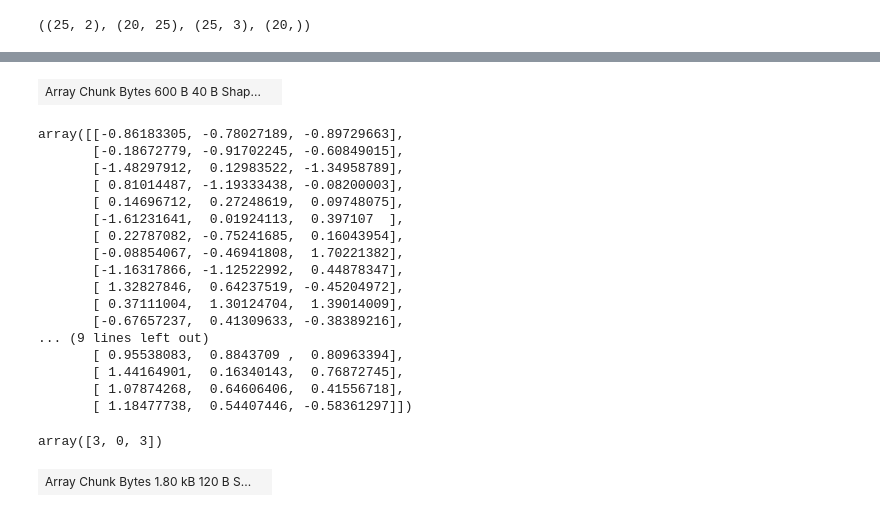
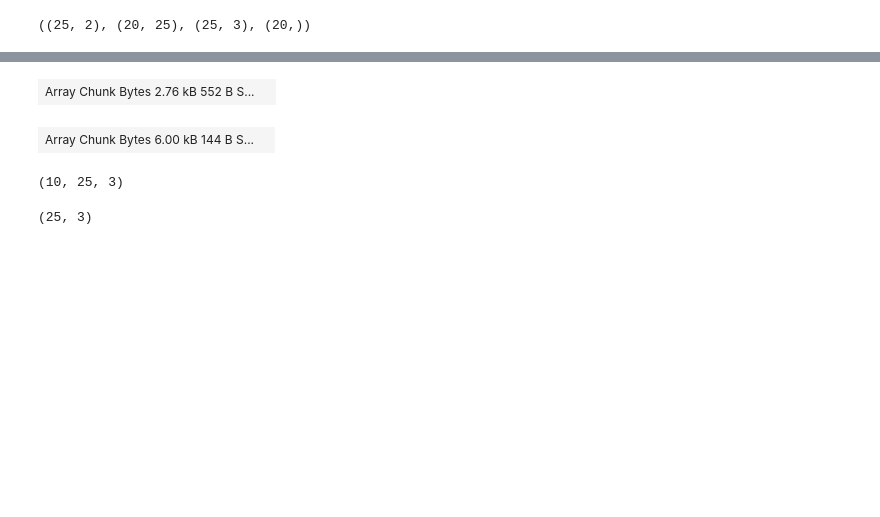
Before and after one commit to eric-czech/sgkit-dev, a Jupyter notebook: method/regenie/proto_imp.ipynb, the cells around one changed output, grey strips where cells are left out. Cells and saved outputs as stored; diff of their text form; code cells hidden in the pictures; blank space fills up the shorter version.

```diff
--- a/method/regenie/proto_imp.ipynb
+++ b/method/regenie/proto_imp.ipynb
@@ -285,8 +263,8 @@ X = np.random.normal(size=(n, c))
 BX = np.random.normal(size=(X.shape[1], 1))
 G = np.random.choice([0, 1, 2], size=(m, n))
 BG = np.random.normal(size=(m, y))
-#contigs = np.sort(np.arange(m) // 10)
-contigs = np.ones(m, dtype=int)
+contigs = np.sort(np.arange(m) // 2)
+#contigs = np.ones(m, dtype=int)
 
 Y = X @ BX + G.T @ BG + np.random.normal(size=(n, y), scale=.001)
 X.shape, G.shape, Y.shape, contigs.shape
@@ -533,24 +277,25 @@ array([[-0.9689399 , -0.65397094, -1.04981457],
-# %%
-res[-1][-1]
-# %% [output]
-| Array Chunk Bytes 600 B 40 B Shap... |  |
+# %%
+alphas = np.array([1000., 2500.])
+res = regenie.regenie(
+    G.T, X, Y, contigs,
+    variant_block_size=8,
+    sample_block_size=6,
+    normalize=False,
+    alphas=alphas
+)
+YP1, YP2, B2, L3 = res
+B2
+# %% [output]
+| Array Chunk Bytes 2.76 kB 552 B S... |  |
+# %%
+L3
+# %% [output]
+| Array Chunk Bytes 6.00 kB 144 B S... |  |
+# %%
+L3.compute().shape
+# %% [output]
+(10, 25, 3)
 # %%
-res[-1][-1].compute()
+L3[-1].compute().shape
 # %% [output]
-array([[-0.86183305, -0.78027189, -0.89729663],
-       [-0.18672779, -0.91702245, -0.60849015],
-       [-1.48297912,  0.12983522, -1.34958789],
-       [ 0.81014487, -1.19333438, -0.08200003],
-       [ 0.14696712,  0.27248619,  0.09748075],
-       [-1.61231641,  0.01924113,  0.397107  ],
-       [ 0.22787082, -0.75241685,  0.16043954],
-       [-0.08854067, -0.46941808,  1.70221382],
-       [-1.16317866, -1.12522992,  0.44878347],
-       [ 1.32827846,  0.64237519, -0.45204972],
-       [ 0.37111004,  1.30124704,  1.39014009],
-       [-0.67657237,  0.41309633, -0.38389216],
-... (9 lines left out)
-       [ 0.95538083,  0.8843709 ,  0.80963394],
-       [ 1.44164901,  0.16340143,  0.76872745],
-       [ 1.07874268,  0.64606406,  0.41556718],
-       [ 1.18477738,  0.54407446, -0.58361297]])
+(25, 3)
@@ -559,9 +301,0 @@ res[]
-# %%
-ix = res[-1][1].compute()
-ix
-# %% [output]
-array([3, 0, 3])
-# %%
-a[ix]
-# %% [output]
-| Array Chunk Bytes 1.80 kB 120 B S... |  |
```
Also changed, not shown: parts of 32 cells of this notebook, 8 other files.
